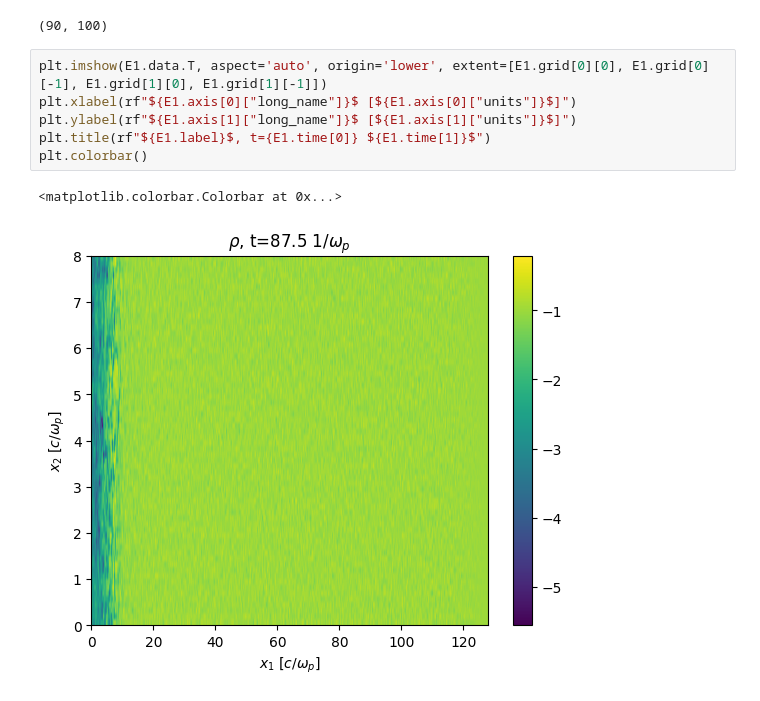
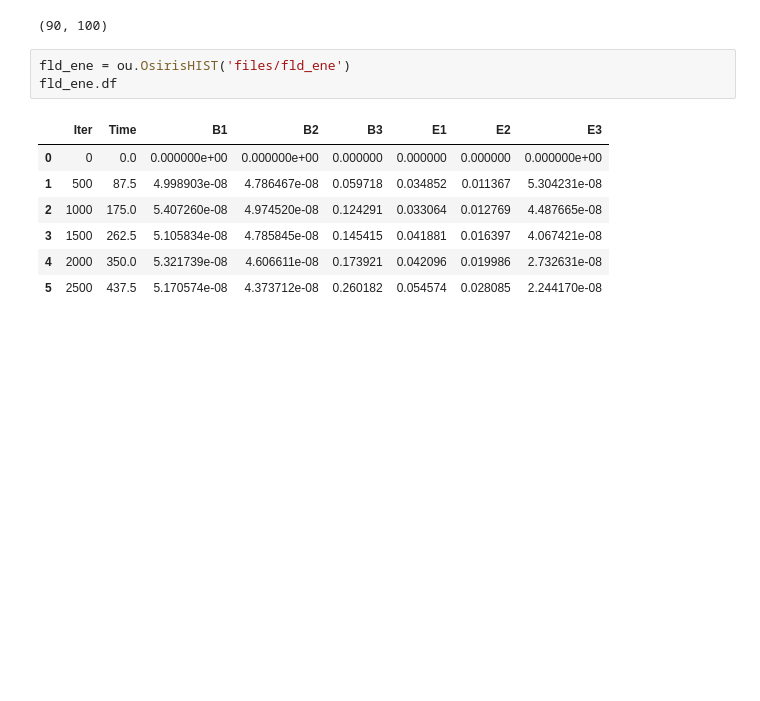
Before and after one commit to joaopedrobiu6/osiris_utils, a Jupyter notebook: examples/example_data.ipynb, the cells around one changed output. Drawn from its saved outputs; the diff is of its cells as text; blank space fills up the shorter version.

Commit message:
new class to read the files under HIST/folders

```diff
--- a/examples/example_data.ipynb
+++ b/examples/example_data.ipynb
@@ -35,12 +35,14 @@ E1 = ou.OsirisGridFile('../../anomalous_resistivity/simulations/16ppc_1024_64/qu
 print(data.data.shape)
 # %% [output]
 (90, 100)
-# %%
-plt.imshow(E1.data.T, aspect='auto', origin='lower', extent=[E1.grid[0][0], E1.grid[0][-1], E1.grid[1][0], E1.grid[1][-1]])
-plt.xlabel(rf"${E1.axis[0]["long_name"]}$ [${E1.axis[0]["units"]}$]")
-plt.ylabel(rf"${E1.axis[1]["long_name"]}$ [${E1.axis[1]["units"]}$]")
-plt.title(rf"${E1.label}$, t={E1.time[0]} ${E1.time[1]}$")
-plt.colorbar()
-# %% [output]
-<matplotlib.colorbar.Colorbar at 0x...>
-[figure, removed]
+# %%
+fld_ene = ou.OsirisHIST('files/fld_ene')
+fld_ene.df
+# %% [output]
+|  | Iter | Time | B1 | B2 | B3 | E1 | E2 | E3 |
+| 0 | 0 | 0.0 | 0.000000e+00 | 0.000000e+00 | 0.000000 | 0.000000 | 0.000000 | 0.000000e+00 |
+| 1 | 500 | 87.5 | 4.998903e-08 | 4.786467e-08 | 0.059718 | 0.034852 | 0.011367 | 5.304231e-08 |
+| 2 | 1000 | 175.0 | 5.407260e-08 | 4.974520e-08 | 0.124291 | 0.033064 | 0.012769 | 4.487665e-08 |
+| 3 | 1500 | 262.5 | 5.105834e-08 | 4.785845e-08 | 0.145415 | 0.041881 | 0.016397 | 4.067421e-08 |
+| 4 | 2000 | 350.0 | 5.321739e-08 | 4.606611e-08 | 0.173921 | 0.042096 | 0.019986 | 2.732631e-08 |
+| 5 | 2500 | 437.5 | 5.170574e-08 | 4.373712e-08 | 0.260182 | 0.054574 | 0.028085 | 2.244170e-08 |
```
Also changed, not shown: 8 other files.
